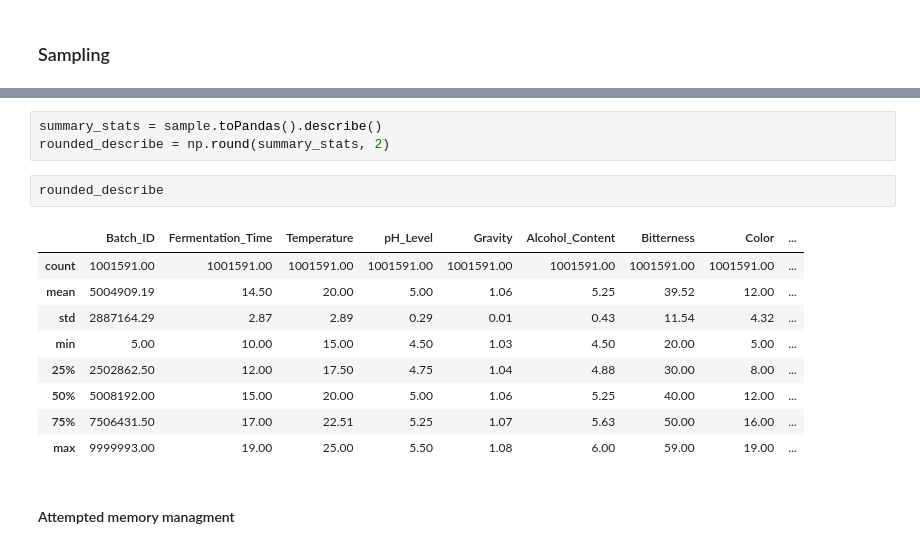
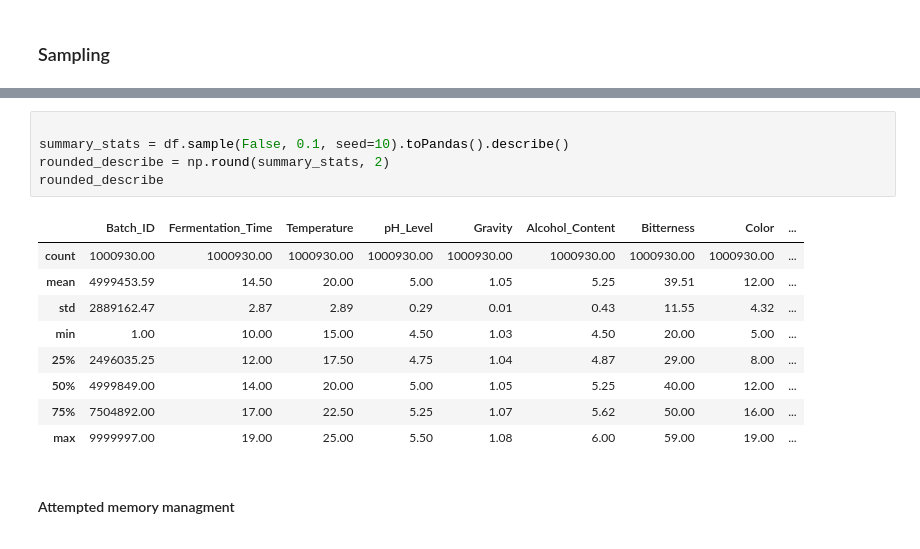
Before and after one commit to VincenzoRocchi/DDAM, a Jupyter notebook: code/Brewery.ipynb, the cells around one changed output, grey strips where cells are left out. Drawn from its saved outputs; the diff is of its cells as text.

```diff
--- a/code/Brewery.ipynb
+++ b/code/Brewery.ipynb
@@ -91,18 +88,18 @@ Sample size: 1001591
 # %%
-summary_stats = sample.toPandas().describe()
+
+summary_stats = df.sample(False, 0.1, seed=10).toPandas().describe()
 rounded_describe = np.round(summary_stats, 2)
+rounded_describe
+# %% [output]
+|  | Batch_ID | Fermentation_Time | Temperature | pH_Level | Gravity | Alcohol_Content | Bitterness | Color | ... |
+| count | 1000930.00 | 1000930.00 | 1000930.00 | 1000930.00 | 1000930.00 | 1000930.00 | 1000930.00 | 1000930.00 | ... |
+| mean | 4999453.59 | 14.50 | 20.00 | 5.00 | 1.05 | 5.25 | 39.51 | 12.00 | ... |
+| std | 2889162.47 | 2.87 | 2.89 | 0.29 | 0.01 | 0.43 | 11.55 | 4.32 | ... |
+| min | 1.00 | 10.00 | 15.00 | 4.50 | 1.03 | 4.50 | 20.00 | 5.00 | ... |
+| 25% | 2496035.25 | 12.00 | 17.50 | 4.75 | 1.04 | 4.87 | 29.00 | 8.00 | ... |
+| 50% | 4999849.00 | 14.00 | 20.00 | 5.00 | 1.05 | 5.25 | 40.00 | 12.00 | ... |
+| 75% | 7504892.00 | 17.00 | 22.50 | 5.25 | 1.07 | 5.62 | 50.00 | 16.00 | ... |
+| max | 9999997.00 | 19.00 | 25.00 | 5.50 | 1.08 | 6.00 | 59.00 | 19.00 | ... |
-# %%
-rounded_describe
-# %% [output]
-|  | Batch_ID | Fermentation_Time | Temperature | pH_Level | Gravity | Alcohol_Content | Bitterness | Color | ... |
-| count | 1001591.00 | 1001591.00 | 1001591.00 | 1001591.00 | 1001591.00 | 1001591.00 | 1001591.00 | 1001591.00 | ... |
-| mean | 5004909.19 | 14.50 | 20.00 | 5.00 | 1.06 | 5.25 | 39.52 | 12.00 | ... |
-| std | 2887164.29 | 2.87 | 2.89 | 0.29 | 0.01 | 0.43 | 11.54 | 4.32 | ... |
-| min | 5.00 | 10.00 | 15.00 | 4.50 | 1.03 | 4.50 | 20.00 | 5.00 | ... |
-| 25% | 2502862.50 | 12.00 | 17.50 | 4.75 | 1.04 | 4.88 | 30.00 | 8.00 | ... |
-| 50% | 5008192.00 | 15.00 | 20.00 | 5.00 | 1.06 | 5.25 | 40.00 | 12.00 | ... |
-| 75% | 7506431.50 | 17.00 | 22.51 | 5.25 | 1.07 | 5.63 | 50.00 | 16.00 | ... |
-| max | 9999993.00 | 19.00 | 25.00 | 5.50 | 1.08 | 6.00 | 59.00 | 19.00 | ... |
 # %% [markdown]
 #### Attempted memory managment
 # %%
```
Also changed, not shown: parts of 23 cells of this notebook.
